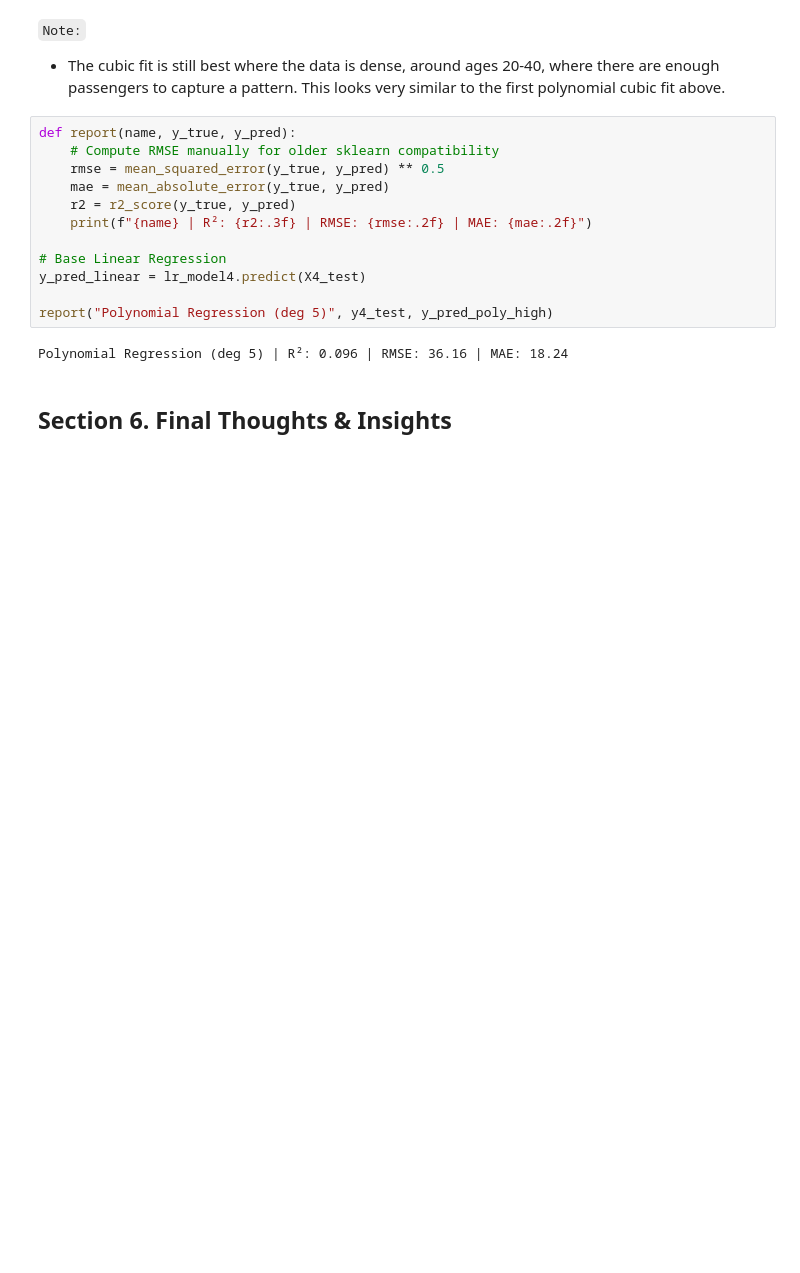
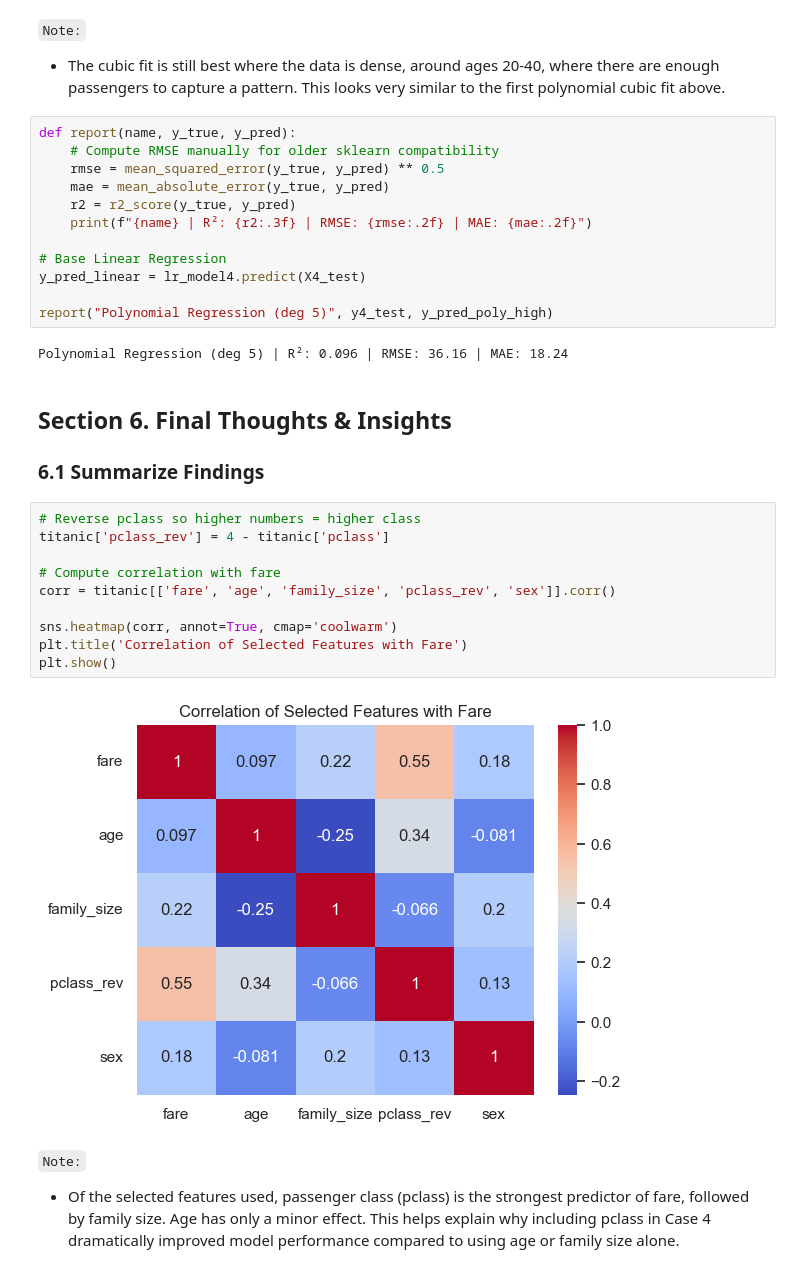
Before and after one commit to abeaderstadt/applied-ml-beaderstadt, a Jupyter notebook: notebooks/project04/ml04_beaderstadt.ipynb, the cells around one changed output. Saved outputs shown, nothing was run; the diff lists cells and outputs as text; blank space fills up the shorter version.

```diff
--- a/notebooks/project04/ml04_beaderstadt.ipynb
+++ b/notebooks/project04/ml04_beaderstadt.ipynb
@@ -465,4 +465,20 @@ report("Polynomial Regression (deg 5)", y4_test, y_pred_poly_high)
 Polynomial Regression (deg 5) | R²: 0.096 | RMSE: 36.16 | MAE: 18.24
 # %% [markdown]
 ## Section 6. Final Thoughts & Insights
+### 6.1 Summarize Findings
+# %%
+# Reverse pclass so higher numbers = higher class
+titanic['pclass_rev'] = 4 - titanic['pclass']
+
+# Compute correlation with fare
+corr = titanic[['fare', 'age', 'family_size', 'pclass_rev', 'sex']].corr()
+
+sns.heatmap(corr, annot=True, cmap='coolwarm')
+plt.title('Correlation of Selected Features with Fare')
+plt.show()
+# %% [output]
+[figure, added]
+# %% [markdown]
+`Note:`<br>
+- Of the selected features used, passenger class (pclass) is the strongest predictor of fare, followed by family size. Age has only a minor effect. This helps explain why including pclass in Case 4 dramatically improved model performance compared to using age or family size alone.
 # %% [markdown]
```
Also changed, not shown: parts of 5 cells of this notebook.
